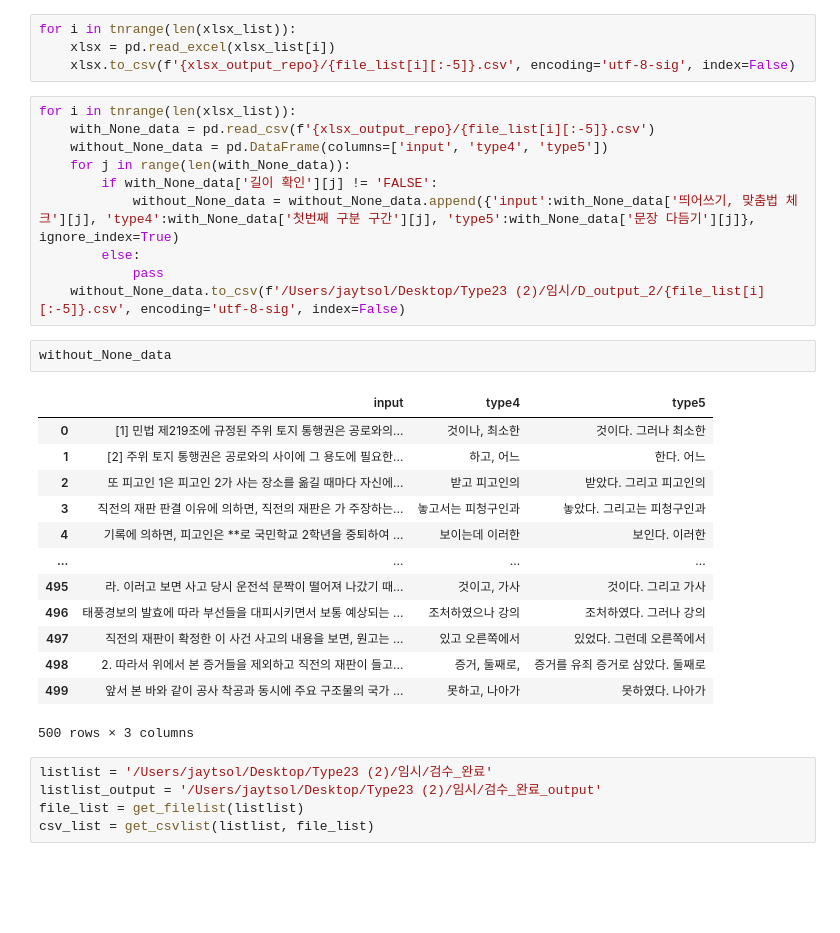
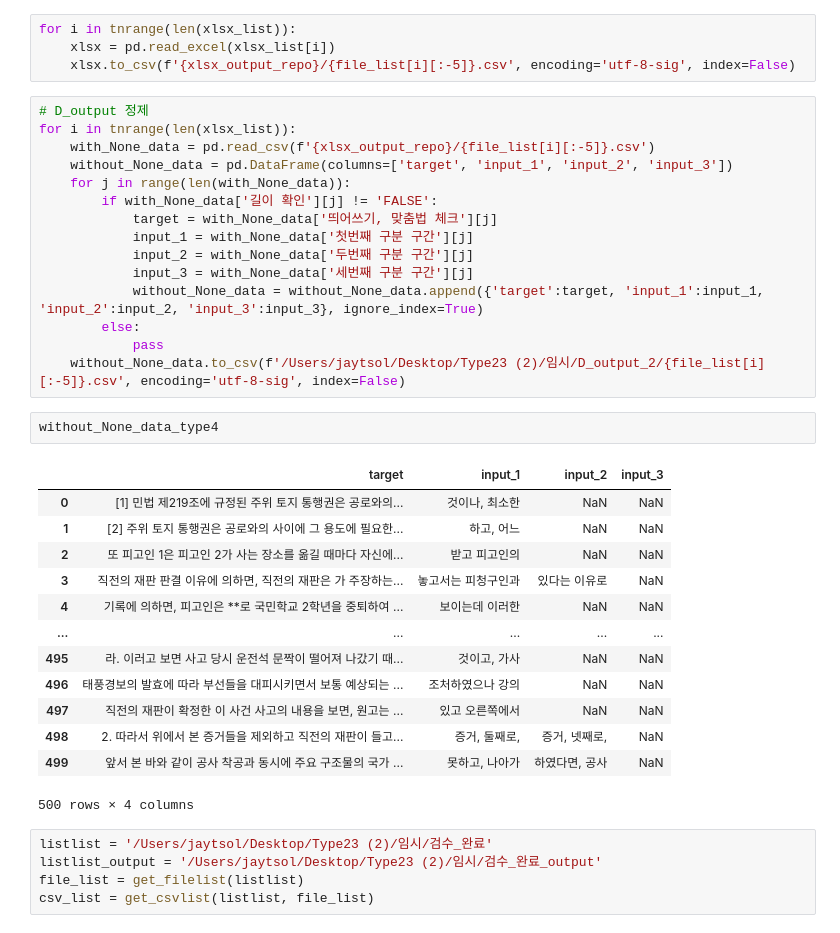
Before and after one commit to jaytsol/Data-Process, a Jupyter notebook: type23_concat-Copy1.ipynb, the cells around one changed output. Drawn from its saved outputs; the diff is of its cells as text; blank space fills up the shorter version.

```diff
--- a/type23_concat-Copy1.ipynb
+++ b/type23_concat-Copy1.ipynb
@@ -82,31 +76,36 @@ for i in tnrange(len(xlsx_list)):
     xlsx = pd.read_excel(xlsx_list[i])
     xlsx.to_csv(f'{xlsx_output_repo}/{file_list[i][:-5]}.csv', encoding='utf-8-sig', index=False)
 # %%
+# D_output 정제
 for i in tnrange(len(xlsx_list)):
     with_None_data = pd.read_csv(f'{xlsx_output_repo}/{file_list[i][:-5]}.csv')
-    without_None_data = pd.DataFrame(columns=['input', 'type4', 'type5'])
+    without_None_data = pd.DataFrame(columns=['target', 'input_1', 'input_2', 'input_3'])
     for j in range(len(with_None_data)):
         if with_None_data['길이 확인'][j] != 'FALSE':
-            without_None_data = without_None_data.append({'input':with_None_data['띄어쓰기, 맞춤법 체크'][j], 'type4':with_None_data['첫번째 구분 구간'][j], 'type5':with_None_data['문장 다듬기'][j]}, ignore_index=True)
+            target = with_None_data['띄어쓰기, 맞춤법 체크'][j]
+            input_1 = with_None_data['첫번째 구분 구간'][j]
+            input_2 = with_None_data['두번째 구분 구간'][j]
+            input_3 = with_None_data['세번째 구분 구간'][j]
+            without_None_data = without_None_data.append({'target':target, 'input_1':input_1, 'input_2':input_2, 'input_3':input_3}, ignore_index=True)
         else:
             pass
     without_None_data.to_csv(f'/Users/jaytsol/Desktop/Type23 (2)/임시/D_output_2/{file_list[i][:-5]}.csv', encoding='utf-8-sig', index=False)
 # %%
-without_None_data
+without_None_data_type4
 # %% [output]
-|  | input | type4 | type5 |
-| 0 | [1] 민법 제219조에 규정된 주위 토지 통행권은 공로와의... | 것이나, 최소한 | 것이다. 그러나 최소한 |
-| 1 | [2] 주위 토지 통행권은 공로와의 사이에 그 용도에 필요한... | 하고, 어느 | 한다. 어느 |
-| 2 | 또 피고인 1은 피고인 2가 사는 장소를 옮길 때마다 자신에... | 받고 피고인의 | 받았다. 그리고 피고인의 |
-| 3 | 직전의 재판 판결 이유에 의하면, 직전의 재판은 가 주장하는... | 놓고서는 피청구인과 | 놓았다. 그리고는 피청구인과 |
-| 4 | 기록에 의하면, 피고인은 **로 국민학교 2학년을 중퇴하여 ... | 보이는데 이러한 | 보인다. 이러한 |
-| ... | ... | ... | ... |
-| 495 | 라. 이러고 보면 사고 당시 운전석 문짝이 떨어져 나갔기 때... | 것이고, 가사 | 것이다. 그리고 가사 |
-| 496 | 태풍경보의 발효에 따라 부선들을 대피시키면서 보통 예상되는 ... | 조처하였으나 강의 | 조처하였다. 그러나 강의 |
-| 497 | 직전의 재판이 확정한 이 사건 사고의 내용을 보면, 원고는 ... | 있고 오른쪽에서 | 있었다. 그런데 오른쪽에서 |
-| 498 | 2. 따라서 위에서 본 증거들을 제외하고 직전의 재판이 들고... | 증거, 둘째로, | 증거를 유죄 증거로 삼았다. 둘째로 |
-| 499 | 앞서 본 바와 같이 공사 착공과 동시에 주요 구조물의 국가 ... | 못하고, 나아가 | 못하였다. 나아가 |
+|  | target | input_1 | input_2 | input_3 |
+| 0 | [1] 민법 제219조에 규정된 주위 토지 통행권은 공로와의... | 것이나, 최소한 | NaN | NaN |
+| 1 | [2] 주위 토지 통행권은 공로와의 사이에 그 용도에 필요한... | 하고, 어느 | NaN | NaN |
+| 2 | 또 피고인 1은 피고인 2가 사는 장소를 옮길 때마다 자신에... | 받고 피고인의 | NaN | NaN |
+| 3 | 직전의 재판 판결 이유에 의하면, 직전의 재판은 가 주장하는... | 놓고서는 피청구인과 | 있다는 이유로 | NaN |
+| 4 | 기록에 의하면, 피고인은 **로 국민학교 2학년을 중퇴하여 ... | 보이는데 이러한 | NaN | NaN |
+| ... | ... | ... | ... | ... |
+| 495 | 라. 이러고 보면 사고 당시 운전석 문짝이 떨어져 나갔기 때... | 것이고, 가사 | NaN | NaN |
+| 496 | 태풍경보의 발효에 따라 부선들을 대피시키면서 보통 예상되는 ... | 조처하였으나 강의 | NaN | NaN |
+| 497 | 직전의 재판이 확정한 이 사건 사고의 내용을 보면, 원고는 ... | 있고 오른쪽에서 | NaN | NaN |
+| 498 | 2. 따라서 위에서 본 증거들을 제외하고 직전의 재판이 들고... | 증거, 둘째로, | 증거, 넷째로, | NaN |
+| 499 | 앞서 본 바와 같이 공사 착공과 동시에 주요 구조물의 국가 ... | 못하고, 나아가 | 하였다면, 공사 | NaN |
-500 rows × 3 columns
+500 rows × 4 columns
 # %%
 listlist = '/Users/jaytsol/Desktop/Type23 (2)/임시/검수_완료'
 listlist_output = '/Users/jaytsol/Desktop/Type23 (2)/임시/검수_완료_output'
```
Also changed, not shown: parts of 7 cells of this notebook, 3 other files.
